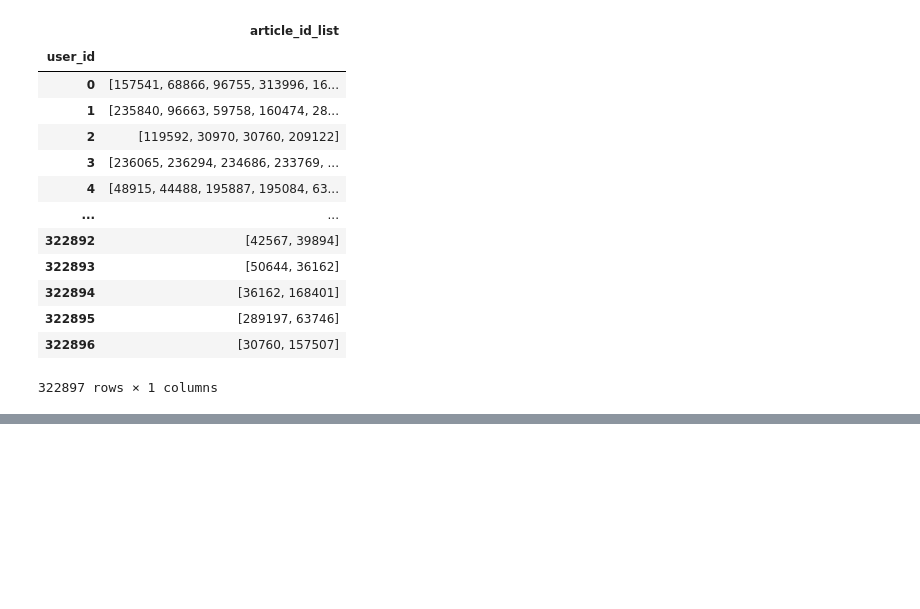
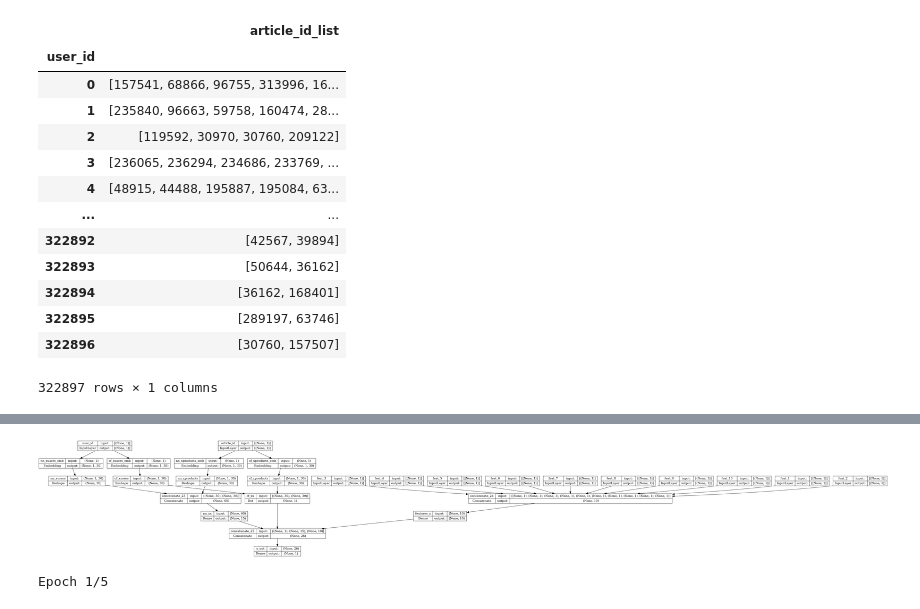
Before and after one commit to octave-ati/Designing-a-Recommendation-Model, a Jupyter notebook: P9_01_Notebook.ipynb, the cells around one changed output, grey strips where cells are left out. Saved outputs shown, nothing was run; the diff lists cells and outputs as text; code cells hidden in the pictures; blank space fills up the shorter version.

```diff
--- a/P9_01_Notebook.ipynb
+++ b/P9_01_Notebook.ipynb
@@ -670,0 +1627,64 @@ AttributeError: 'DatasetAutoFolds' object has no attribute 'loc'
+# %%
+from tensorflow.keras import layers, models
+from tensorflow.keras.utils import plot_model
+
+embeddings_size = 30
+usr, prd = 50000, 1578
+feat = 10
+################### COLLABORATIVE FILTERING ########################
+# Input layer
+xusers_in = layers.Input(name="user_id", shape=(1,))
+xproducts_in = layers.Input(name="article_id", shape=(1,))
+# A) Matrix Factorization
+## embeddings and reshape
+cf_xusers_emb = layers.Embedding(name="cf_xusers_emb", input_dim=usr, output_dim=embeddings_size)(xusers_in)
+cf_xusers = layers.Reshape(name='cf_xusers', target_shape=(embeddings_size,))(cf_xusers_emb)
+## embeddings and reshape
+cf_xproducts_emb = layers.Embedding(name="cf_xproducts_emb", input_dim=prd, output_dim=embeddings_size)(xproducts_in)
+cf_xproducts = layers.Reshape(name='cf_xproducts', target_shape=(embeddings_size,))(cf_xproducts_emb)
+## product
+cf_xx = layers.Dot(name='cf_xx', normalize=True, axes=1)([cf_xusers, cf_xproducts])
+# B) Neural Network
+## embeddings and reshape
+nn_xusers_emb = layers.Embedding(name="nn_xusers_emb", input_dim=usr, output_dim=embeddings_size)(xusers_in)
+nn_xusers = layers.Reshape(name='nn_xusers', target_shape=(embeddings_size,))(nn_xusers_emb)
+## embeddings and reshape
+nn_xproducts_emb = layers.Embedding(name="nn_xproducts_emb", input_dim=prd, output_dim=embeddings_size)(xproducts_in)
+nn_xproducts = layers.Reshape(name='nn_xproducts', target_shape=(embeddings_size,))(nn_xproducts_emb)
+## concat and dense
+nn_xx = layers.Concatenate()([nn_xusers, nn_xproducts])
+nn_xx = layers.Dense(name="nn_xx", units=int(embeddings_size/2), activation='relu')(nn_xx)
+
+######################### CONTENT BASED ############################
+# Product Features
+feat_1 = layers.Input(name='feat_1',shape=(1,))
+feat_2 = layers.Input(name='feat_2',shape=(1,))
+feat_3 = layers.Input(name='feat_3',shape=(1,))
+feat_4 = layers.Input(name='feat_4',shape=(1,))
+feat_5 = layers.Input(name='feat_5',shape=(1,))
+feat_6 = layers.Input(name='feat_6',shape=(1,))
+feat_7 = layers.Input(name='feat_7',shape=(1,))
+feat_8 = layers.Input(name='feat_8',shape=(1,))
+feat_9 = layers.Input(name='feat_9',shape=(1,))
+feat_10 = layers.Input(name='feat_10',shape=(1,))
+concat = layers.Concatenate()([feat_1, feat_2, feat_3, feat_4, feat_5,
+                                feat_6, feat_7, feat_8, feat_9, feat_10])
+features_x = layers.Dense(name="features_x", units=feat, activation='relu')(concat)
+
+########################## OUTPUT ##################################
+# Merge all
+y_out = layers.Concatenate()([cf_xx, nn_xx, features_x])
+y_out = layers.Dense(name="y_out", units=1, activation='linear')(y_out)
+# Compile
+hyb_model = models.Model(inputs=[xusers_in,xproducts_in, feat_1, feat_2, feat_3, feat_4, feat_5,
+                                feat_6, feat_7, feat_8, feat_9, feat_10], outputs=y_out, name="Hybrid_Model")
+hyb_model.compile(optimizer='adam', loss='mean_absolute_percentage_error', metrics=['mean_squared_error'])
+plot_model(hyb_model, show_shapes=True, show_layer_names=True)
+#hyb_model.summary()
+# %% [output]
+[figure, added]
+# %%
+# Train
+history = hyb_model.fit(train_ds_red, epochs=5, shuffle=True, verbose=True, validation_data = val_ds_red)
+# %% [output]
+Epoch 1/5
```
Also changed, not shown: parts of 108 cells of this notebook, 24 other files.
